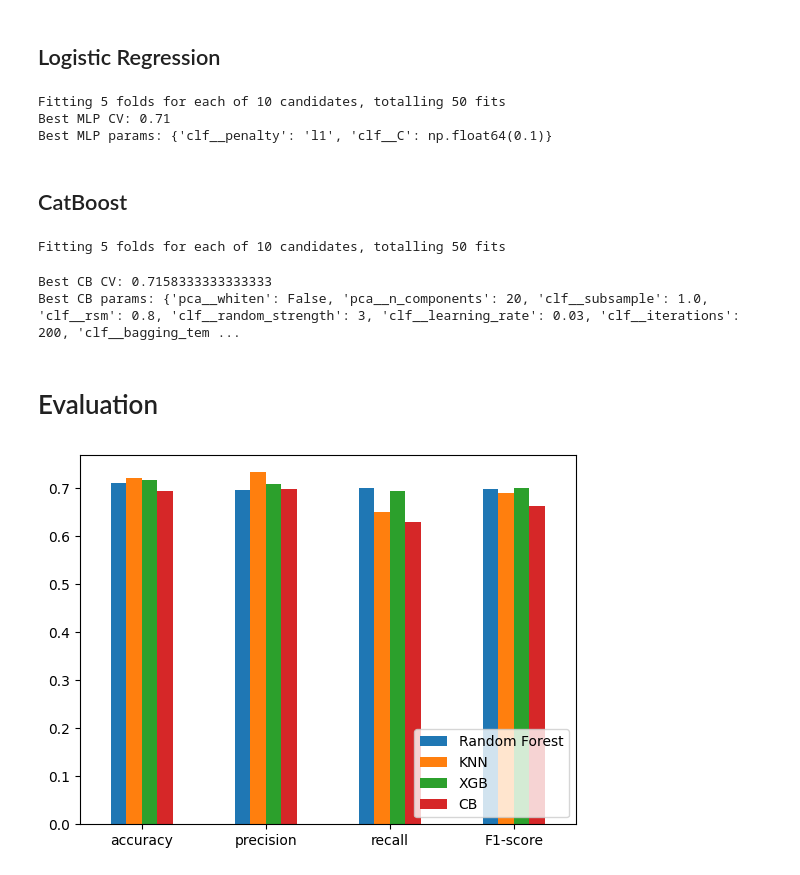
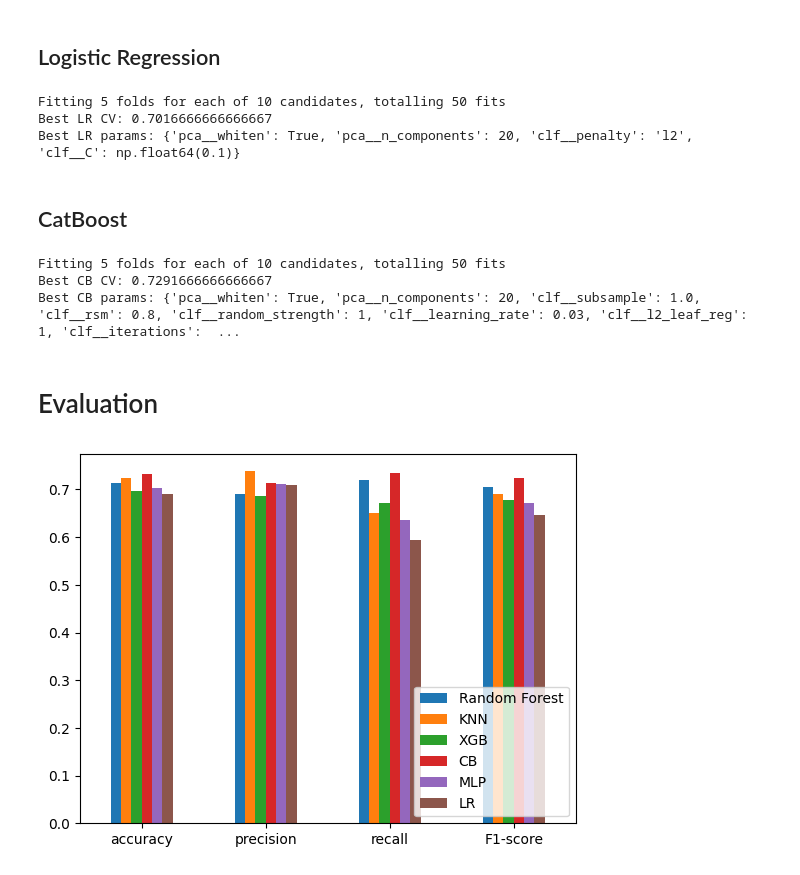
Before and after one commit to plutowootoe/NickProj25, a Jupyter notebook: classification.ipynb, the cells around one changed output. Saved outputs shown, nothing was run; the diff lists cells and outputs as text; code cells hidden in the pictures.

```diff
--- a/classification.ipynb
+++ b/classification.ipynb
@@ -420,29 +456,29 @@ pipe_lr = Pipeline([
 # %%
 param_dist = {
     'clf__C': np.logspace(-3, 3, 7),
-    'clf__penalty': ['l1', 'l2']
-    # 'pca__n_components': [5, 10, 15, 20],  # number of principal axes
-    # 'pca__whiten': [False, True],  # whether to whiten components
+    'clf__penalty': ['l1', 'l2'],
+    'pca__n_components': [5, 10, 15, 20],
+    'pca__whiten': [False, True],
 }
 
-search_mlp = RandomizedSearchCV(
+search_lr = RandomizedSearchCV(
     pipe_lr,
     param_distributions=param_dist,
-    # n_iter=20,
-    # scoring='roc_auc',
     cv=cv,
     n_jobs=-1,
     random_state=42,
     verbose=2,
 )
-search_mlp.fit(X_train, y_train)
+search_lr.fit(X_train, y_train)
 
-print("Best MLP CV:", search_mlp.best_score_)
-print("Best MLP params:", search_mlp.best_params_)
+LR_best_model = search_lr.best_estimator_
+
+print("Best LR CV:", search_lr.best_score_)
+print("Best LR params:", search_lr.best_params_)
 # %% [output]
 Fitting 5 folds for each of 10 candidates, totalling 50 fits
-Best MLP CV: 0.71
-Best MLP params: {'clf__penalty': 'l1', 'clf__C': np.float64(0.1)}
+Best LR CV: 0.7016666666666667
+Best LR params: {'pca__whiten': True, 'pca__n_components': 20, 'clf__penalty': 'l2', 'clf__C': np.float64(0.1)}
 # %% [markdown]
 ## CatBoost
 # %%
@@ -453,24 +489,25 @@ pipe_cb = Pipeline([
     ('pca', PCA()),
     ('clf', CatBoostClassifier(
         random_seed=42,
-        verbose=0,
         early_stopping_rounds=50,
         depth=4,
         l2_leaf_reg=10,
+        verbose=False,
     )),
 ])
 # %%
 param_dist = {
     'clf__iterations': [200, 500, 800],
-    # 'clf__depth': [4, 6, 8],
+    'clf__depth': [4, 6, 8],
     'clf__learning_rate': [0.01, 0.03, 0.1],
     'clf__subsample': [0.6, 0.8, 1.0],
     'clf__rsm': [0.6, 0.8, 1.0],
-    # 'clf__l2_leaf_reg': [1, 3, 5, 7, 9],
+    'clf__l2_leaf_reg': [1, 3, 5, 7, 9],
     'clf__bagging_temperature': [0.0, 0.2, 0.5, 1.0],
     'clf__random_strength': [0, 1, 2, 3],
-    'pca__n_components': [5, 10, 15, 20],  # number of principal axes
-    'pca__whiten': [False, True],  # whether to whiten components
+
+    'pca__n_components': [5, 10, 15, 20],
+    'pca__whiten': [False, True],
 }
 
 search_cb = RandomizedSearchCV(
@@ -491,8 +528,8 @@ print("Best CB CV:", search_cb.best_score_)
 print("Best CB params:", search_cb.best_params_)
 # %% [output]
 Fitting 5 folds for each of 10 candidates, totalling 50 fits
+Best CB CV: 0.7291666666666667
+Best CB params: {'pca__whiten': True, 'pca__n_components': 20, 'clf__subsample': 1.0, 'clf__rsm': 0.8, 'clf__random_strength': 1, 'clf__learning_rate': 0.03, 'clf__l2_leaf_reg': 1, 'clf__iterations':  ...
-Best CB CV: 0.7158333333333333
-Best CB params: {'pca__whiten': False, 'pca__n_components': 20, 'clf__subsample': 1.0, 'clf__rsm': 0.8, 'clf__random_strength': 3, 'clf__learning_rate': 0.03, 'clf__iterations': 200, 'clf__bagging_tem ...
 # %% [markdown]
 # Evaluation
 # %%
@@ -535,15 +575,21 @@ RF_accuracy, RF_precision, RF_recall, RF_f1_score, RF_tpr, RF_auc = evaluate_mod
 KNN_accuracy, KNN_precision, KNN_recall, KNN_f1_score, KNN_tpr, KNN_auc = evaluate_model(X_test, y_test, KNN_best_model)
 XGB_accuracy, XGB_precision, XGB_recall, XGB_f1_score, XGB_tpr, XGB_auc = evaluate_model(X_test, y_test, XGB_best_model)
 CB_accuracy, CB_precision, CB_recall, CB_f1_score, CB_tpr, CB_auc = evaluate_model(X_test, y_test, CB_best_model)
+MLP_accuracy, MLP_precision, MLP_recall, MLP_f1_score, MLP_tpr, MLP_auc = evaluate_model(X_test, y_test, MLP_best_model)
+LR_accuracy, LR_precision, LR_recall, LR_f1_score, LR_tpr, LR_auc = evaluate_model(X_test, y_test, LR_best_model)
 # %%
 XGB_metrics = np.array([XGB_accuracy, XGB_precision, XGB_recall, XGB_f1_score])
 RF_metrics = np.array([RF_accuracy, RF_precision, RF_recall, RF_f1_score])
 KNN_metrics = np.array([KNN_accuracy, KNN_precision, KNN_recall, KNN_f1_score])
 CB_metrics = np.array([CB_accuracy, CB_precision, CB_recall, CB_f1_score])
+MLP_metrics = np.array([MLP_accuracy, MLP_precision, MLP_recall, MLP_f1_score])
+LR_metrics = np.array([LR_accuracy, LR_precision, LR_recall, LR_f1_score])
 index = ['accuracy', 'precision', 'recall', 'F1-score']
-df_metrics = pd.DataFrame({'Random Forest': RF_metrics, 'KNN': KNN_metrics, "XGB": XGB_metrics, "CB": CB_metrics}, index=index)
+df_metrics = pd.DataFrame(
+    {'Random Forest': RF_metrics, 'KNN': KNN_metrics, "XGB": XGB_metrics, "CB": CB_metrics, "MLP": MLP_metrics, "LR": LR_metrics},
+    index=index)
 df_metrics.plot.bar(rot=0)
 plt.legend(loc="lower right")
 plt.show()
 # %% [output]
-[figure, old version]
+[figure, new version]
```
Also changed, not shown: parts of 36 cells of this notebook.
